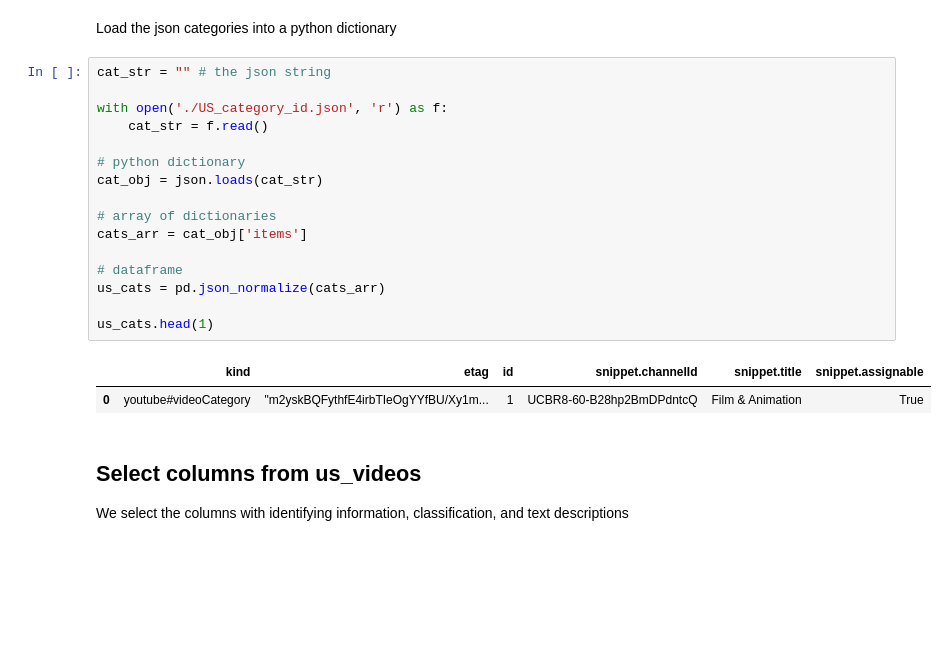
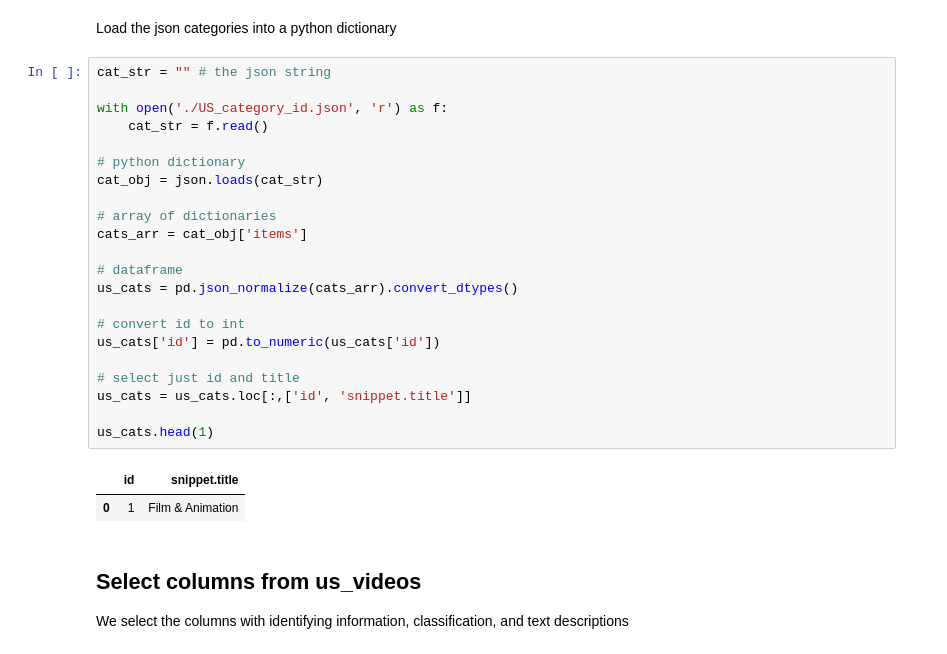
Before and after one commit to kduong781/youtube-category-predictor, a Jupyter notebook: video-data-preprocess.ipynb, the cells around one changed output. Saved outputs shown, nothing was run; the diff lists cells and outputs as text; blank space fills up the shorter version.

```diff
--- a/video-data-preprocess.ipynb
+++ b/video-data-preprocess.ipynb
@@ -29,22 +41,28 @@ Load the json categories into a python dictionary
 # %%
 cat_str = "" # the json string
 
 with open('./US_category_id.json', 'r') as f:
     cat_str = f.read()
 
 # python dictionary
 cat_obj = json.loads(cat_str)
 
 # array of dictionaries
 cats_arr = cat_obj['items']
 
 # dataframe
-us_cats = pd.json_normalize(cats_arr)
+us_cats = pd.json_normalize(cats_arr).convert_dtypes()
+
+# convert id to int
+us_cats['id'] = pd.to_numeric(us_cats['id'])
+
+# select just id and title
+us_cats = us_cats.loc[:,['id', 'snippet.title']]
 
 us_cats.head(1)
 # %% [output]
-|  | kind | etag | id | snippet.channelId | snippet.title | snippet.assignable |
-| 0 | youtube#videoCategory | "m2yskBQFythfE4irbTIeOgYYfBU/Xy1m... | 1 | UCBR8-60-B28hp2BmDPdntcQ | Film & Animation | True |
+|  | id | snippet.title |
+| 0 | 1 | Film & Animation |
 # %% [markdown]
 ## Select columns from us_videos
 
```
Also changed, not shown: parts of 54 cells of this notebook.
